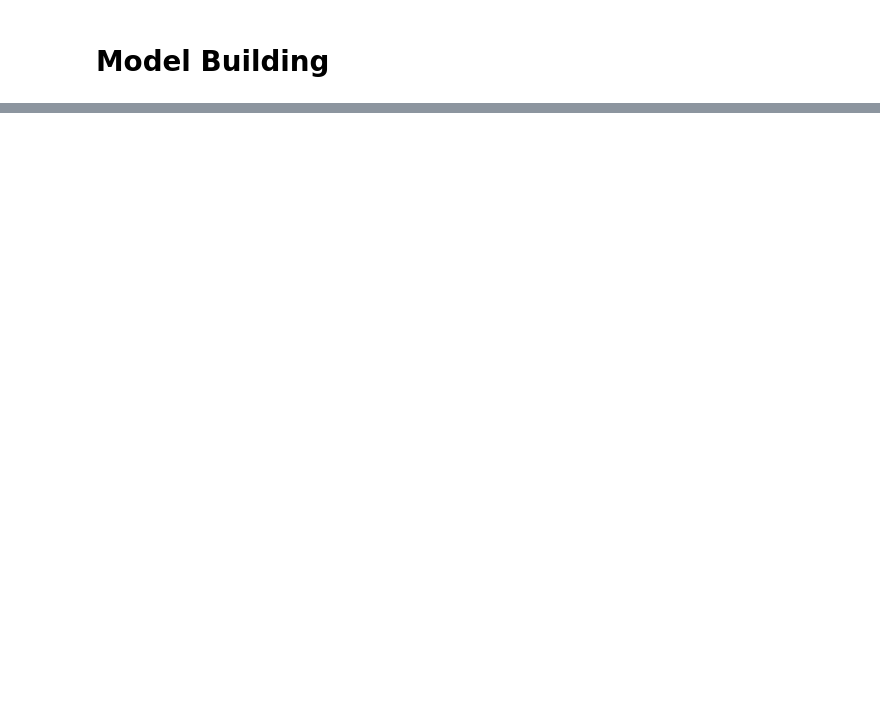
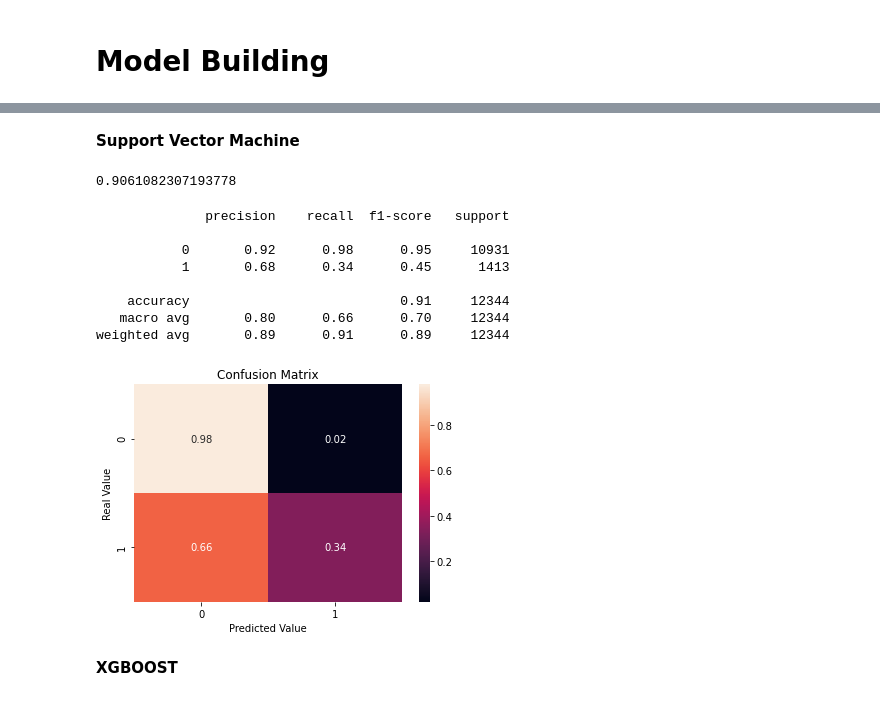
Before and after one commit to oak-hill/Bank-Marketing-Campaign, a Jupyter notebook: notebook.ipynb, the cells around one changed output, grey strips where cells are left out. Saved outputs shown, nothing was run; the diff lists cells and outputs as text; code cells hidden in the pictures; blank space fills up the shorter version.

Commit message:
Modeling code

```diff
--- a/notebook.ipynb
+++ b/notebook.ipynb
@@ -645,0 +642,4 @@ X_train, X_test, y_train, y_test = train_test_split(data, target_variable, test_
+# %%
+from sklearn.model_selection import train_test_split
+
+X_train, X_test, y_train, y_test = train_test_split(data, target_variable, test_size=0.3, random_state=42)
@@ -645,0 +659,4 @@ X_train, X_test, y_train, y_test = train_test_split(data, target_variable, test_
+# %%
+pipe_lr = make_pipeline(StandardScaler(), LogisticRegression())
+pipe_lr.fit(X_train, y_train)  # apply scaling on training data
+pipe_lr.score(X_test, y_test)  # apply scaling on testing data, without leaking training data.
@@ -645,0 +690,36 @@ X_train, X_test, y_train, y_test = train_test_split(data, target_variable, test_
+# %% [markdown]
+**Support Vector Machine**
+# %%
+pipe_svc = make_pipeline(StandardScaler(), SVC())
+#pipe_svc = Pipeline([('scaler', StandardScaler()), ('svc', SVC())])
+pipe_svc.fit(X_train, y_train)
+pipe_svc.score(X_test, y_test)
+# %% [output]
+0.9061082307193778
+# %%
+# Predictions
+pred_svc = pipe_svc.predict(X_test)
+
+# Classification report
+print(classification_report(y_test, pred_svc))
+
+# Confusion matrix
+fig, ax = plt.subplots()
+sns.heatmap(confusion_matrix(y_test, pred_svc, normalize='true'), annot=True, ax=ax)
+ax.set_title('Confusion Matrix')
+ax.set_ylabel('Real Value')
+ax.set_xlabel('Predicted Value')
+
+plt.show()
+# %% [output]
+              precision    recall  f1-score   support
+
+           0       0.92      0.98      0.95     10931
+           1       0.68      0.34      0.45      1413
+
+    accuracy                           0.91     12344
+   macro avg       0.80      0.66      0.70     12344
+weighted avg       0.89      0.91      0.89     12344
+[figure, added]
+# %% [markdown]
+**XGBOOST**
```
Also changed, not shown: parts of 11 cells of this notebook.
